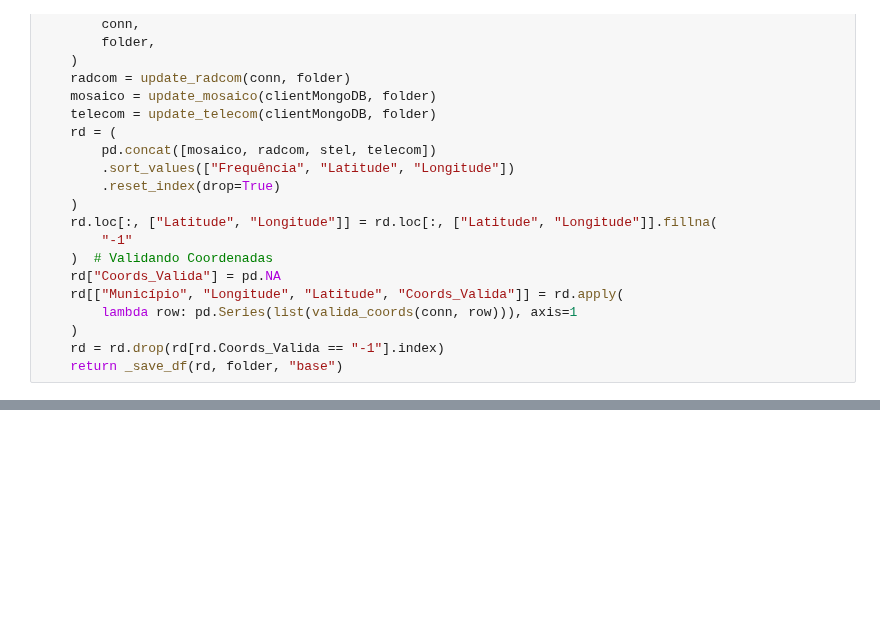
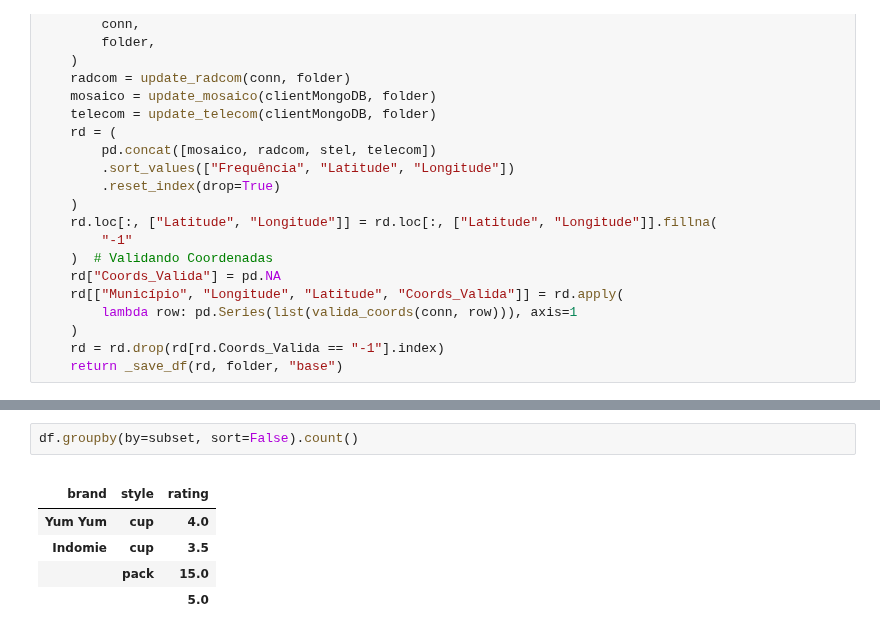
Before and after one commit to ronaldokun/anateldb, a Jupyter notebook: nbs/updates.ipynb, the cells around one changed output, grey strips where cells are left out. Drawn from its saved outputs; the diff is of its cells as text; blank space fills up the shorter version.

```diff
--- a/nbs/updates.ipynb
+++ b/nbs/updates.ipynb
@@ -394,0 +419,9 @@ base
+# %%
+df.groupby(by=subset, sort=False).count()
+# %% [output]
+|  |  |  |
+| brand | style | rating |
+| Yum Yum | cup | 4.0 |
+| Indomie | cup | 3.5 |
+|  | pack | 15.0 |
+|  |  | 5.0 |
```
Also changed, not shown: parts of 6 cells of this notebook, 3 other files.
